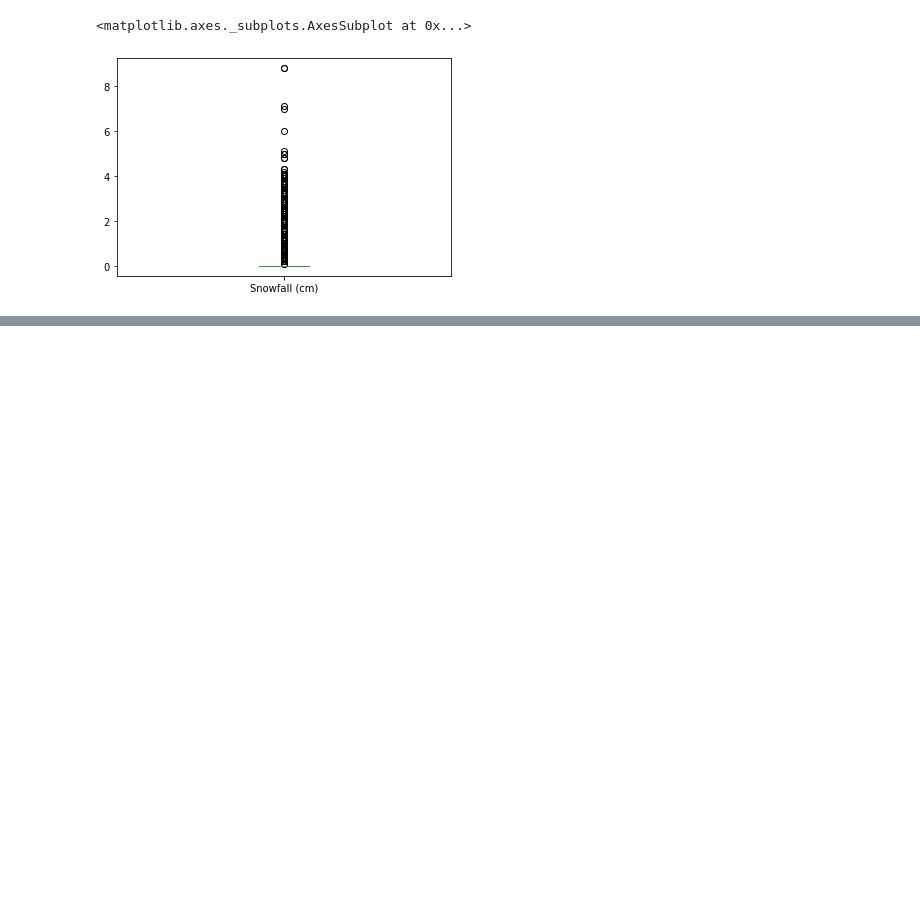
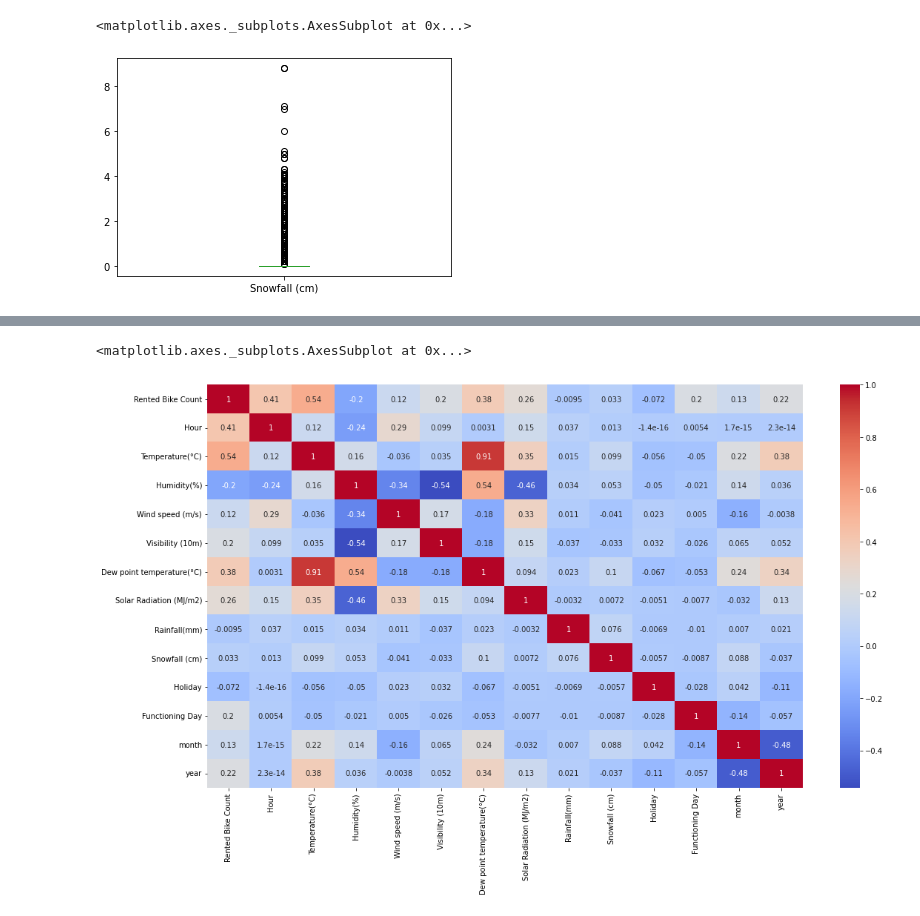
Before and after one commit to ShreedarshM/Bike-Sharing-Demand, a Jupyter notebook: Bike_Sharing_Demand_Prediction_Capstone_Project.ipynb, the cells around one changed output, grey strips where cells are left out. Saved outputs shown, nothing was run; the diff lists cells and outputs as text; code cells hidden in the pictures; blank space fills up the shorter version.

```diff
--- a/Bike_Sharing_Demand_Prediction_Capstone_Project.ipynb
+++ b/Bike_Sharing_Demand_Prediction_Capstone_Project.ipynb
@@ -247,0 +271,4 @@ dataset['Snowfall (cm)'].plot.box()
+# %%
+dataset['Rainfall(mm)'].fillna(0,inplace = True)
+dataset['Snowfall (cm)'].fillna(0,inplace=True)
+dataset.info()
@@ -247,0 +314,8 @@ dataset['Snowfall (cm)'].plot.box()
+# %%
+new_dataset = dataset.copy()
+# %%
+#Label encoding using lambda function
+from sklearn.preprocessing import LabelEncoder
+new_dataset['Holiday']=new_dataset['Holiday'].apply(lambda x:0 if x=='No Holiday' else 1)
+new_dataset['Functioning Day']=new_dataset['Functioning Day'].apply(lambda x:0 if x=='No' else 1)
+labelencoder = LabelEncoder()
@@ -247,0 +331,7 @@ dataset['Snowfall (cm)'].plot.box()
+# %%
+plt.figure(figsize=(18,10))
+correlation = new_dataset.corr()
+sns.heatmap(correlation, annot=True, cmap='coolwarm')
+# %% [output]
+<matplotlib.axes._subplots.AxesSubplot at 0x...>
+[figure, added]
```
Also changed, not shown: parts of 12 cells of this notebook.
